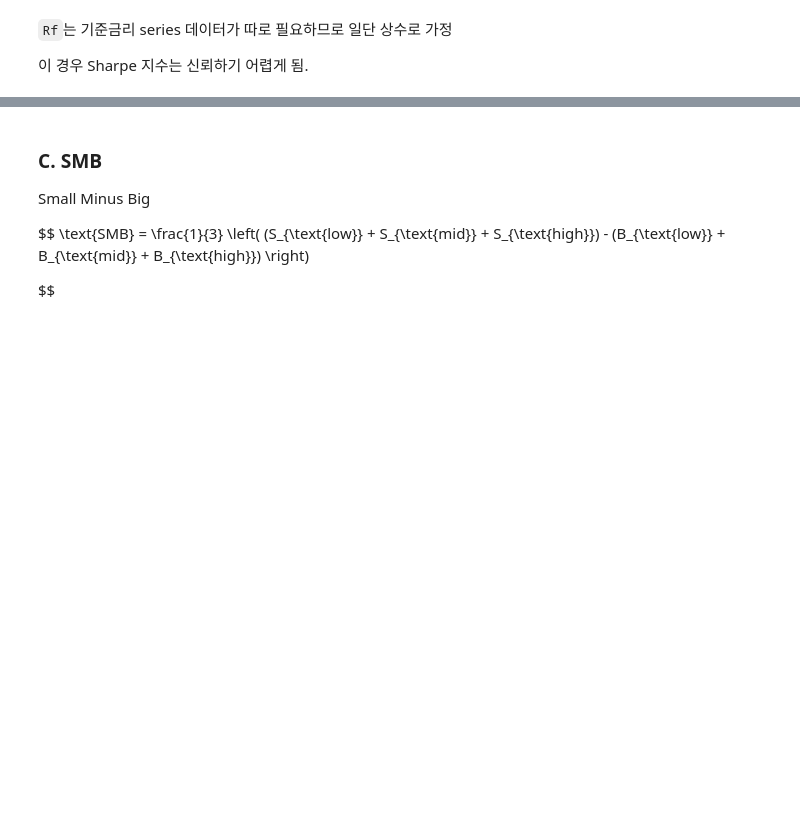
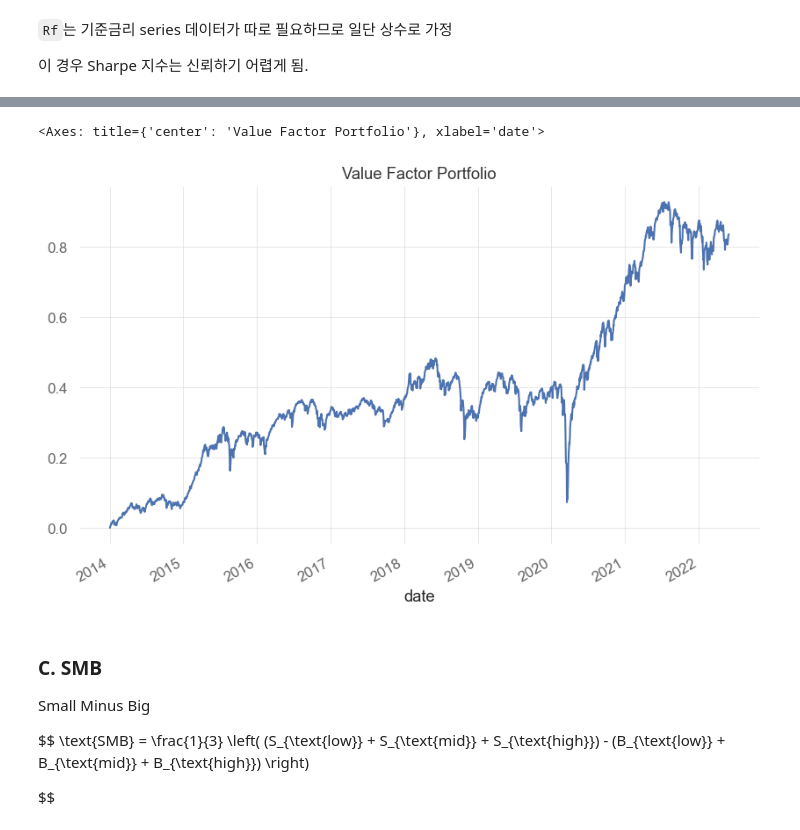
Before and after one commit to jaepil-choi/qtrsch, a Jupyter notebook: factor_research.ipynb, the cells around one changed output, grey strips where cells are left out. Drawn from its saved outputs; the diff is of its cells as text; code cells hidden in the pictures; blank space fills up the shorter version.

```diff
--- a/factor_research.ipynb
+++ b/factor_research.ipynb
@@ -220,3 +320,14 @@ big_2d = mktcap_2d.rank(axis=1, method='dense', ascending=False) <= mktcap_2d.sh
+# %%
+HML_portfolio = ((S_high | B_high) * return_1dshift - (S_low | B_low) * return_1dshift) * 1/2
+HML = HML_portfolio.mean(axis=1)
+# %%
+HML_portfolio.index = pd.to_datetime(HML_portfolio.index)
+HML.index = pd.to_datetime(HML.index)
+# %%
+((1+HML).cumprod()-1).plot(title='Value Factor Portfolio')
+# %% [output]
+<Axes: title={'center': 'Value Factor Portfolio'}, xlabel='date'>
+[figure, added]
 # %% [markdown]
 ### C. SMB
 
```
Also changed, not shown: parts of 36 cells of this notebook.
